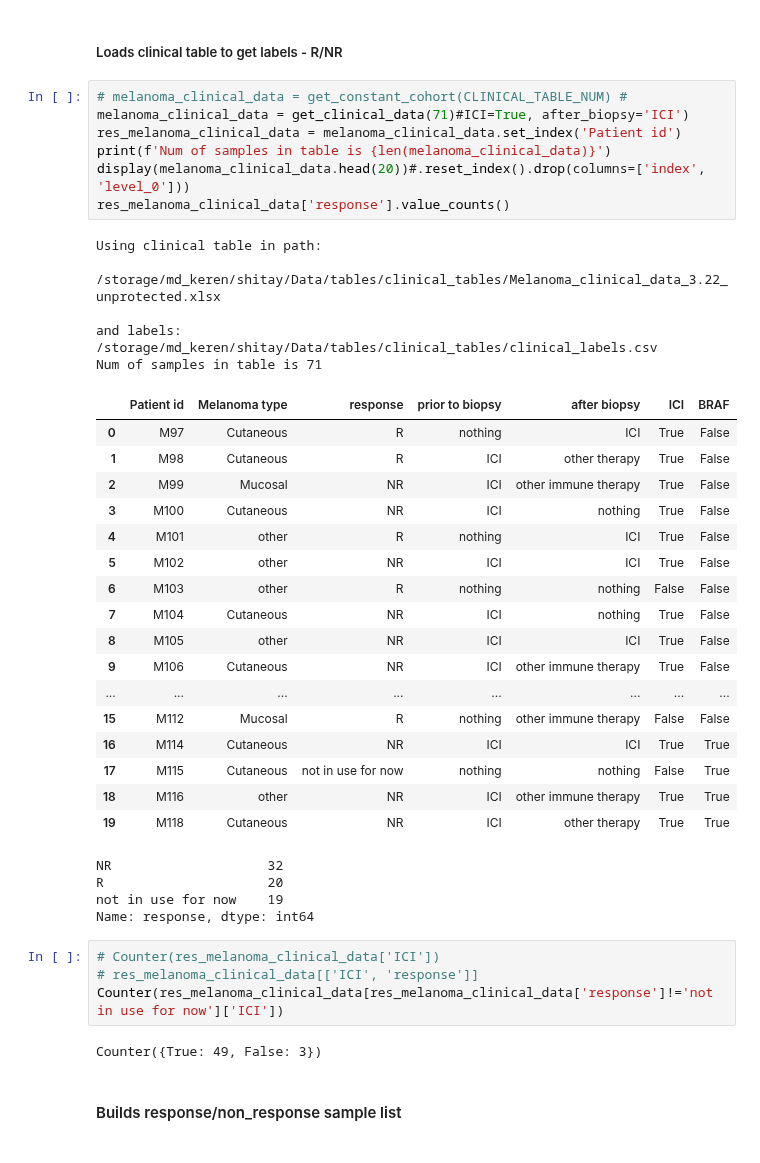
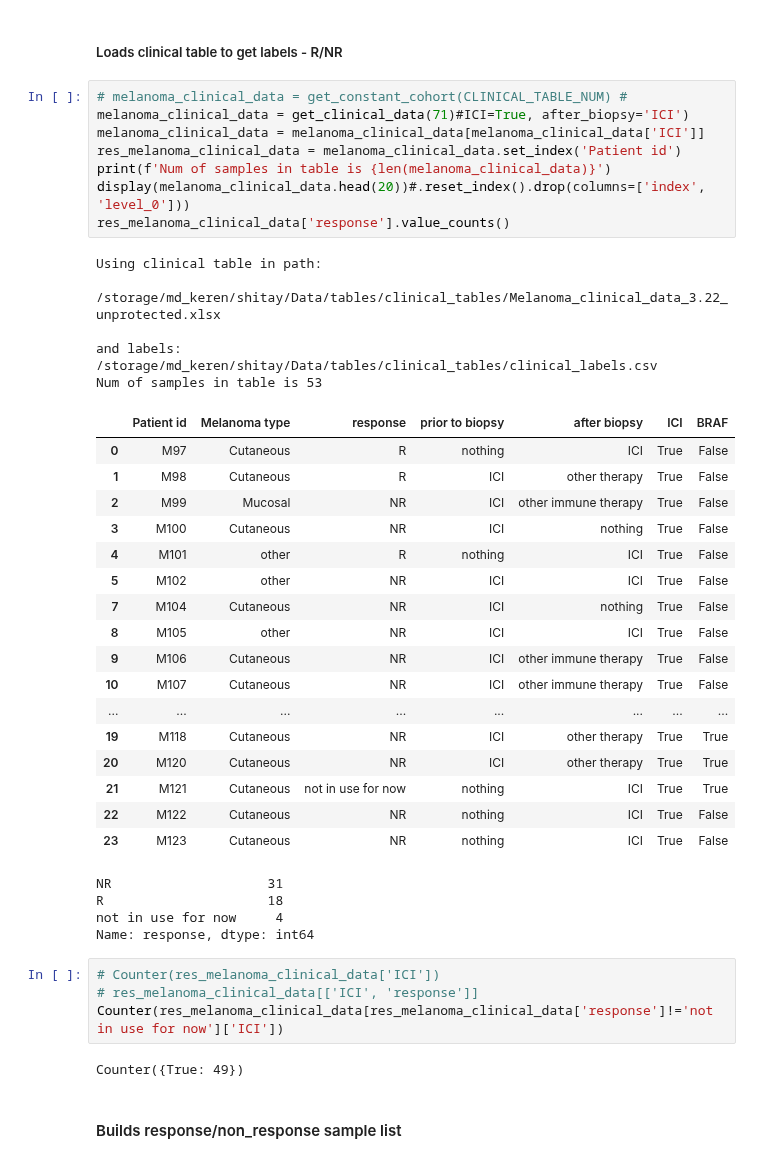
Before and after one commit to ItayShlosberg/classifying-response-to-immunotherapy, a Jupyter notebook: data_analysis/SERVER_NBS/ML/Data_exploration.ipynb, the cells around one changed output. Saved outputs shown, nothing was run; the diff lists cells and outputs as text.

```diff
--- a/data_analysis/SERVER_NBS/ML/Data_exploration.ipynb
+++ b/data_analysis/SERVER_NBS/ML/Data_exploration.ipynb
@@ -68,44 +64,45 @@ OUTPUT PATH - all marker list/heatmaps/figures will be saved there
 # %%
 # melanoma_clinical_data = get_constant_cohort(CLINICAL_TABLE_NUM) #
 melanoma_clinical_data = get_clinical_data(71)#ICI=True, after_biopsy='ICI')
+melanoma_clinical_data = melanoma_clinical_data[melanoma_clinical_data['ICI']]
 res_melanoma_clinical_data = melanoma_clinical_data.set_index('Patient id')
 print(f'Num of samples in table is {len(melanoma_clinical_data)}')
 display(melanoma_clinical_data.head(20))#.reset_index().drop(columns=['index', 'level_0']))
 res_melanoma_clinical_data['response'].value_counts()
 # %% [output]
 Using clinical table in path:
  /storage/md_keren/shitay/Data/tables/clinical_tables/Melanoma_clinical_data_3.22_unprotected.xlsx
 
 and labels:
 /storage/md_keren/shitay/Data/tables/clinical_tables/clinical_labels.csv
-Num of samples in table is 71
+Num of samples in table is 53
 |  | Patient id | Melanoma type | response | prior to biopsy | after biopsy | ICI | BRAF |
 | 0 | M97 | Cutaneous | R | nothing | ICI | True | False |
 | 1 | M98 | Cutaneous | R | ICI | other therapy | True | False |
 | 2 | M99 | Mucosal | NR | ICI | other immune therapy | True | False |
 | 3 | M100 | Cutaneous | NR | ICI | nothing | True | False |
 | 4 | M101 | other | R | nothing | ICI | True | False |
 | 5 | M102 | other | NR | ICI | ICI | True | False |
-| 6 | M103 | other | R | nothing | nothing | False | False |
 | 7 | M104 | Cutaneous | NR | ICI | nothing | True | False |
 | 8 | M105 | other | NR | ICI | ICI | True | False |
 | 9 | M106 | Cutaneous | NR | ICI | other immune therapy | True | False |
+| 10 | M107 | Cutaneous | NR | ICI | other immune therapy | True | False |
 | ... | ... | ... | ... | ... | ... | ... | ... |
-| 15 | M112 | Mucosal | R | nothing | other immune therapy | False | False |
-| 16 | M114 | Cutaneous | NR | ICI | ICI | True | True |
-| 17 | M115 | Cutaneous | not in use for now | nothing | nothing | False | True |
-| 18 | M116 | other | NR | ICI | other immune therapy | True | True |
 | 19 | M118 | Cutaneous | NR | ICI | other therapy | True | True |
+| 20 | M120 | Cutaneous | NR | ICI | other therapy | True | True |
+| 21 | M121 | Cutaneous | not in use for now | nothing | ICI | True | True |
+| 22 | M122 | Cutaneous | NR | nothing | ICI | True | False |
+| 23 | M123 | Cutaneous | NR | nothing | ICI | True | False |
-NR                    32
-R                     20
-not in use for now    19
+NR                    31
+R                     18
+not in use for now     4
 Name: response, dtype: int64
 # %%
 # Counter(res_melanoma_clinical_data['ICI'])
 # res_melanoma_clinical_data[['ICI', 'response']]
 Counter(res_melanoma_clinical_data[res_melanoma_clinical_data['response']!='not in use for now']['ICI'])
 # %% [output]
-Counter({True: 49, False: 3})
+Counter({True: 49})
 # %% [markdown]
 #### Builds response/non_response sample list
 # %%
```
Also changed, not shown: parts of 39 cells of this notebook, 12 other files.
